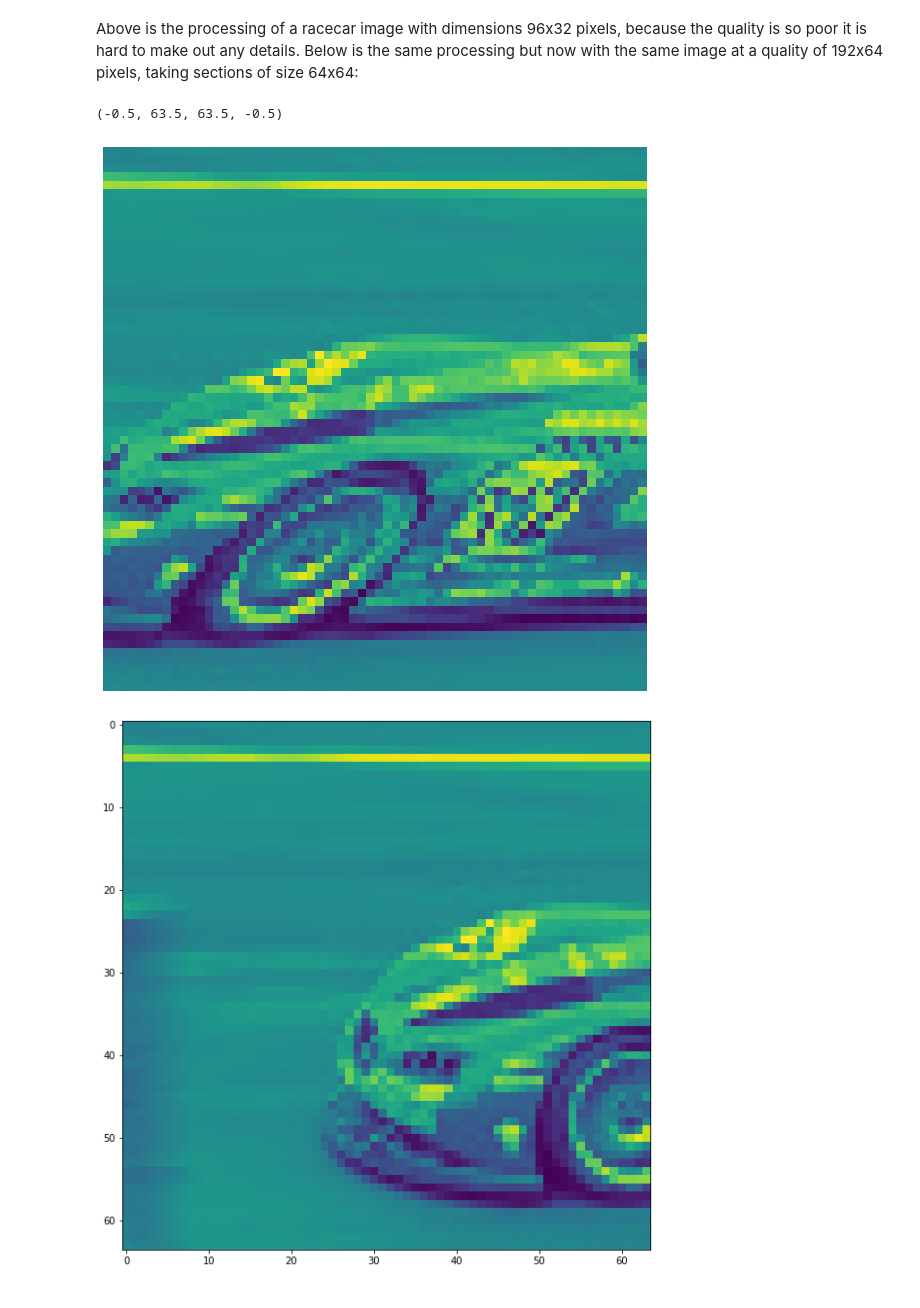
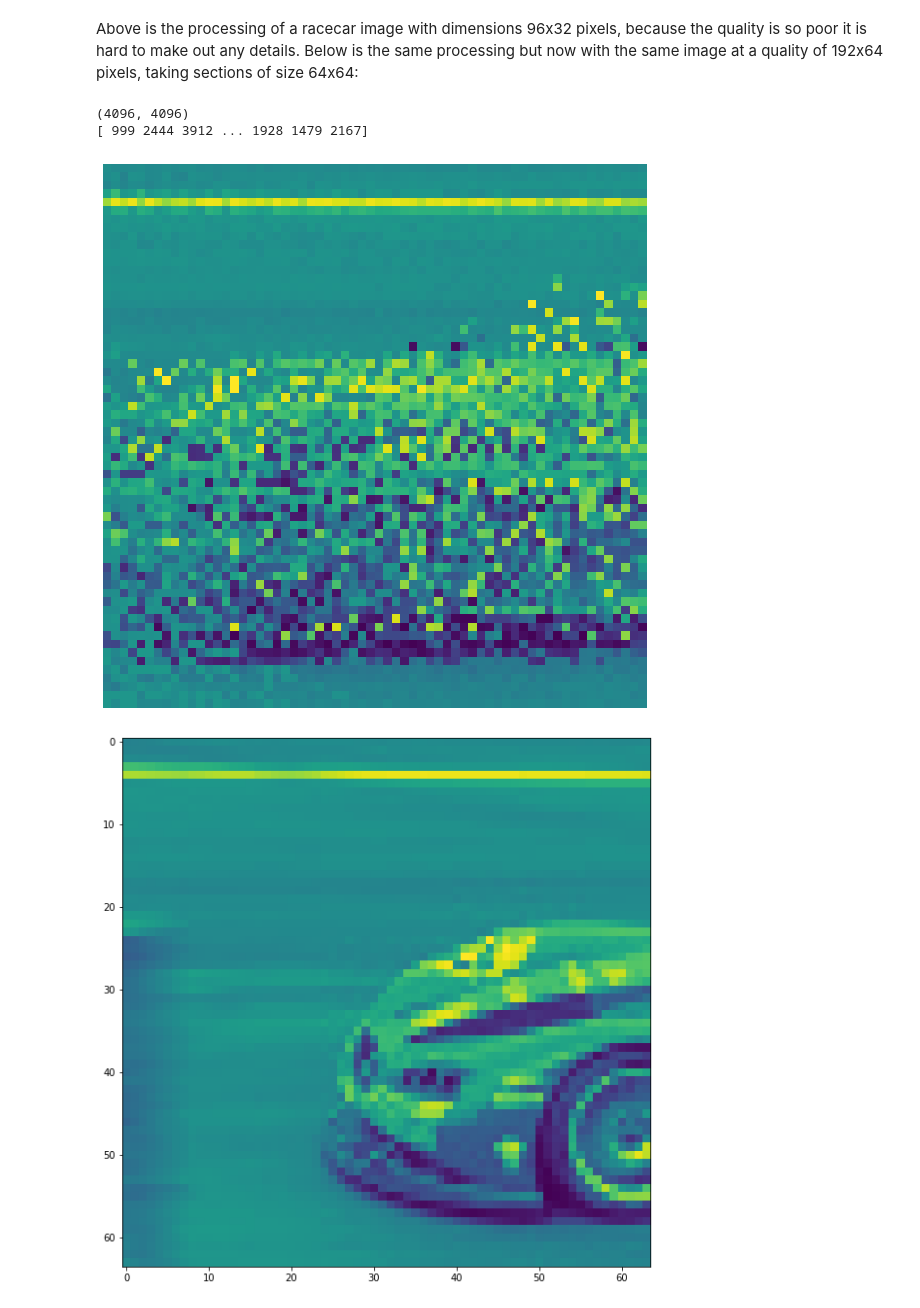
Before and after one commit to StevenJohnsonOptics/Single-Pixel-Imaging, a Jupyter notebook: Racecar with freq ordering.ipynb, the cells around one changed output. Saved outputs shown, nothing was run; the diff lists cells and outputs as text; code cells hidden in the pictures.

```diff
--- a/Racecar with freq ordering.ipynb
+++ b/Racecar with freq ordering.ipynb
@@ -72,41 +72,64 @@ imsize = 64**2
 # Make measurements
 I = np.identity(imsize)
 H = hadamard(imsize)
+
+# this bit for democratised pattern
+random4dem = np.random.rand(4096,4096)
+rand_med = np.median(random4dem)
+random4dem = [[1 if (x >= rand_med) else -1 for x in y] for y in random4dem]
+random4dem = np.array(random4dem)
+print(random4dem.shape)
+dem = np.multiply(H,random4dem)         # multiplying hadamard matrix with random matrix
+
 m = np.zeros((imsize,1))
+
+
+# this bit for random rasterscan
+rand_num = np.random.rand(imsize)
+indexes = np.argsort(rand_num)
+print(indexes)
+
+J = np.zeros((imsize,imsize))
+for i,ind in enumerate(indexes):
+    J[:,i] = I[:,ind]             # J is a row shuffled identity matrix
 
 #random = np.random.randint(0,2, size=(4096, 4096))                  # uncomment this bit for random matrix
 #random = [[-1 if (x < 1) else x for x in y] for y in random]
 #random = np.array(random)
 
-PatternSet  =  I; # Choose H or I here, or random.
+PatternSet  =  J; # Choose H or I here, or random, or J, or dem
 
 length = 50                      # Image appears more smeared the higher this number is - object is 'moving' faster - max is 128
 allobjs = []
+image = np.zeros((64,64))
 # Measure for each pattern
 for i in range(0,imsize):                                  # for each pixel value
     a = round(i*(length/imsize))                           # i*(50/32^2) - moving through diff sections
     obj = objs[:,a:a+64]                                   # now obj changes for each measurement - simulates moving object
     allobjs.append(obj)
     #print(a)
 
     samplingVector = PatternSet[i,:]                       # row index of pattern matrix and all columns - choosing each row from iden/hadamard matrix
     samplingPattern = np.reshape(samplingVector,(64,64))   # reshaping to image size, for each i the 1 moves along the rows of the matrices - reshapes each row of iden/hadamard matrix to sz x sz
     #plt.imshow(obj)                                       # shows the rasterscan in action, each coord being moved thru
     #plt.show()
     #time.sleep(0.005)
     m[i] = np.sum(samplingPattern * obj)                   # taking measurements, sum of patterns*image, there's a pattern for each zero in the zero array m - puts obj as a column vector basically
+    image = samplingPattern * obj + image          # Image is the pattern multiplied by value + image for each index
     #print(m)
 
 # Reconstruct Image
-recon = np.matmul(PatternSet,m)
+recon = np.matmul(PatternSet,m)                    # recon is image formed by multiplying pattern used and signal
 recon = np.reshape(recon, (64,64))
 plt.rcParams['figure.figsize'] = [18,10] # set the image size
-fig = plt.imshow(recon)
+fig = plt.imshow(image)                  # can have image or recon for the plotted image
+#fig = plt.imshow(recon)
 plt.axis('off')
-#plt.savefig('origracecar.png')
+#plt.savefig('randrast64rc50.png')
 # %% [output]
-(-0.5, 63.5, 63.5, -0.5)
+(4096, 4096)
+[ 999 2444 3912 ... 1928 1479 2167]
-[figure, old version]
+[figure, new version]
 # %%
 plt.imshow(allobjs[0]) # just seeing what the last obj looks like
 plt.show()
```
Also changed, not shown: parts of 8 cells of this notebook.
